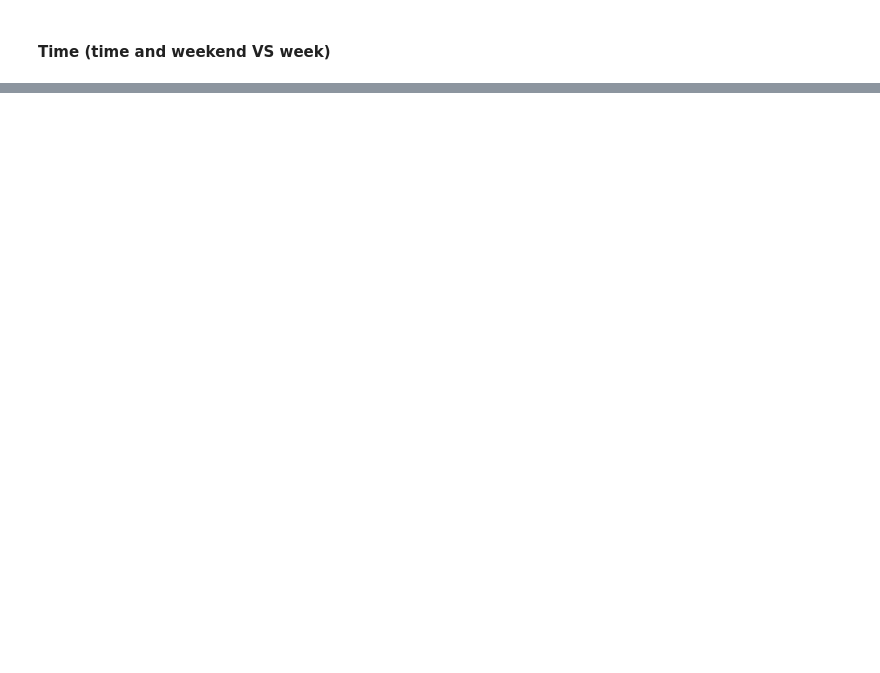
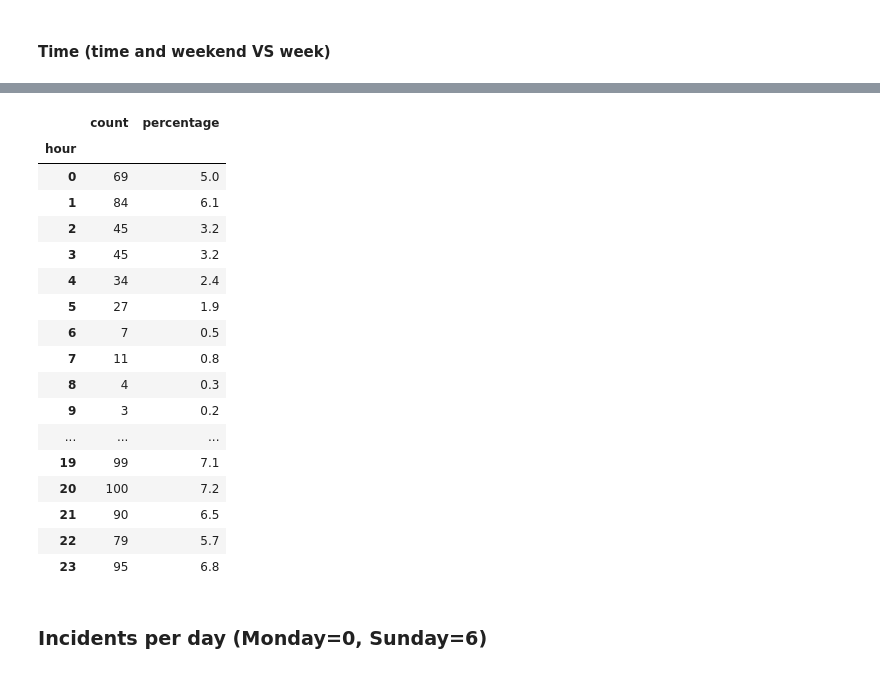
Before and after one commit to achic19/WRM, a Jupyter notebook: geojason_csv.ipynb, the cells around one changed output, grey strips where cells are left out. Saved outputs shown, nothing was run; the diff lists cells and outputs as text; code cells hidden in the pictures; blank space fills up the shorter version.

```diff
--- a/geojason_csv.ipynb
+++ b/geojason_csv.ipynb
@@ -54,2 +94,0 @@ date
-# %%
-data['timestamp'] = pd.Timestamp(data['date'])
@@ -60,0 +128,2 @@ TypeError: Cannot convert input [0       2021-05-27T22:34:00Z
+# %%
+date = pd.to_datetime((data['date'].str.replace('Z','').str.replace('T',' ')))
@@ -61 +142,27 @@ TypeError: Cannot convert input [0       2021-05-27T22:34:00Z
+# %%
+data['hour'] = date.dt.hour
+incidents_per_hour = DataFrame(data.groupby(data['hour']).count()['id'].rename('count'))
+incidents_per_hour['percentage'] = round(incidents_per_hour['count']/incidents_per_hour['count'].sum()*100,1)
+incidents_per_hour
+# %% [output]
+|  | count | percentage |
+| hour |  |  |
+| 0 | 69 | 5.0 |
+| 1 | 84 | 6.1 |
+| 2 | 45 | 3.2 |
+| 3 | 45 | 3.2 |
+| 4 | 34 | 2.4 |
+| 5 | 27 | 1.9 |
+| 6 | 7 | 0.5 |
+| 7 | 11 | 0.8 |
+| 8 | 4 | 0.3 |
+| 9 | 3 | 0.2 |
+| ... | ... | ... |
+| 19 | 99 | 7.1 |
+| 20 | 100 | 7.2 |
+| 21 | 90 | 6.5 |
+| 22 | 79 | 5.7 |
+| 23 | 95 | 6.8 |
+# %% [markdown]
+### Incidents per day (Monday=0, Sunday=6)
 # %%
```
Also changed, not shown: parts of 23 cells of this notebook.
